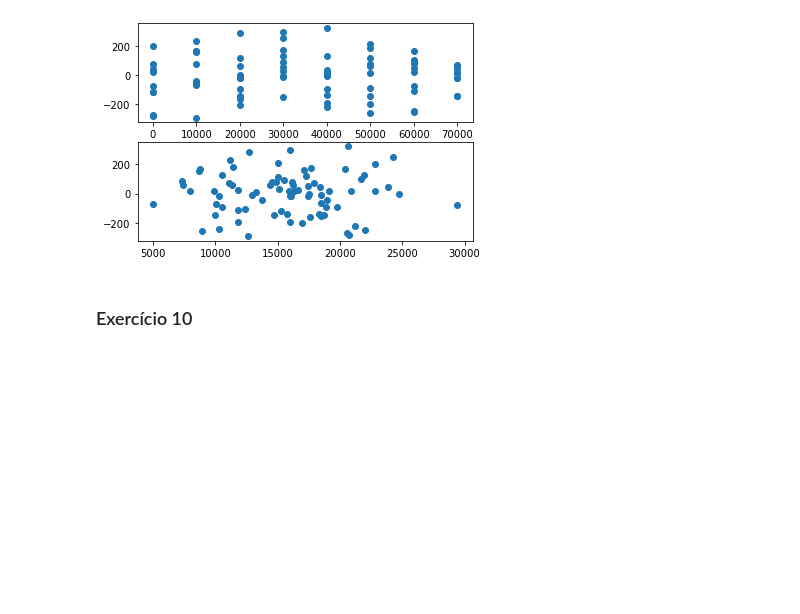
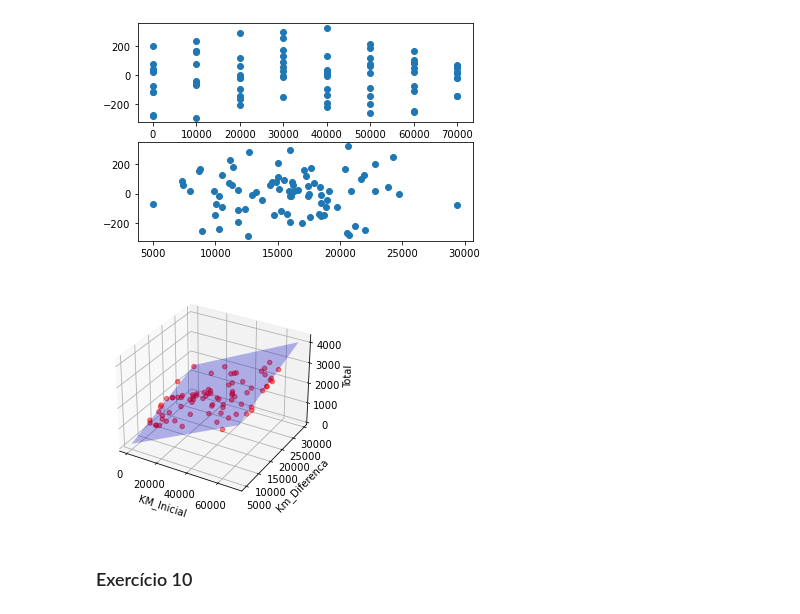
Before and after one commit to carolnvcdias/harve-data-analysis, a Jupyter notebook: [HARVE]_[EXERCÍCIOS]_Analise_Descritiva_Perguntas.ipynb, the cells around one changed output. Drawn from its saved outputs; the diff is of its cells as text; code cells hidden in the pictures; blank space fills up the shorter version.

```diff
--- a/[HARVE]_[EXERCÍCIOS]_Analise_Descritiva_Perguntas.ipynb
+++ b/[HARVE]_[EXERCÍCIOS]_Analise_Descritiva_Perguntas.ipynb
@@ -825,6 +810,32 @@ ax[1].scatter(x["Km_Diferenca"], res)
 plt.show()
 # %% [output]
 [figure]
+# %%
+import matplotlib.pyplot as plt
+import numpy as np
+
+x_surf, y_surf = np.meshgrid(np.linspace(x.KM_Inicial.min(), x.KM_Inicial.max(), 100),np.linspace(x.Km_Diferenca.min(), x.Km_Diferenca.max(), 100))
+onlyX = pd.DataFrame({'KM_Inicial': x_surf.ravel(), 'Km_Diferenca': y_surf.ravel()})
+
+fittedY= results_formula.predict(onlyX)
+
+fittedY=np.array(fittedY)
+
+
+
+
+# Visualize the Data for Multiple Linear Regression
+
+fig = plt.figure()
+ax = fig.add_subplot(111, projection='3d')
+ax.scatter(x['KM_Inicial'],x['Km_Diferenca'],y,c='red', marker='o', alpha=0.5)
+ax.plot_surface(x_surf,y_surf,fittedY.reshape(x_surf.shape), color='b', alpha=0.3)
+ax.set_xlabel('KM_Inicial')
+ax.set_ylabel('Km_Diferenca')
+ax.set_zlabel('Total')
+plt.show()
+# %% [output]
+[figure, added]
 # %% [markdown]
 ### Exercício 10
 # %% [markdown]
```
Also changed, not shown: parts of 2 cells of this notebook.
